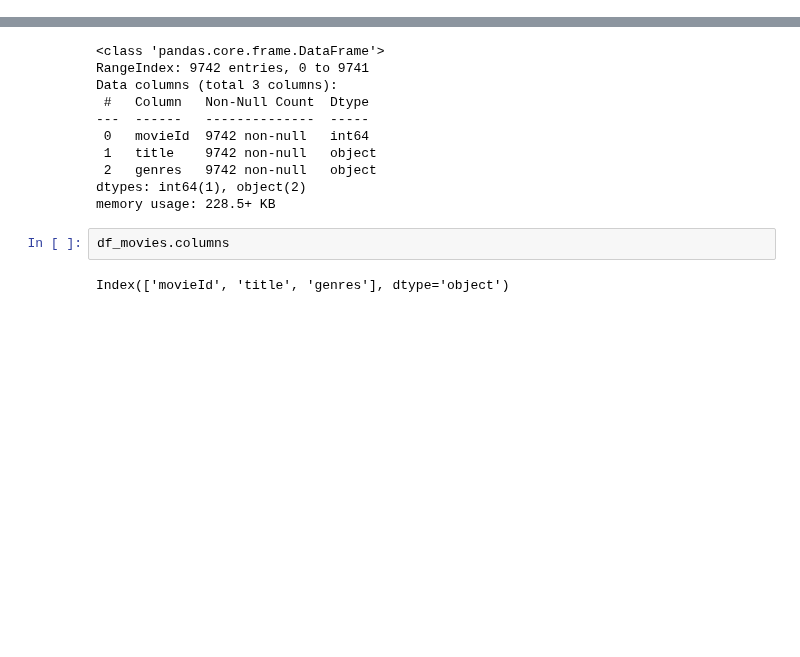
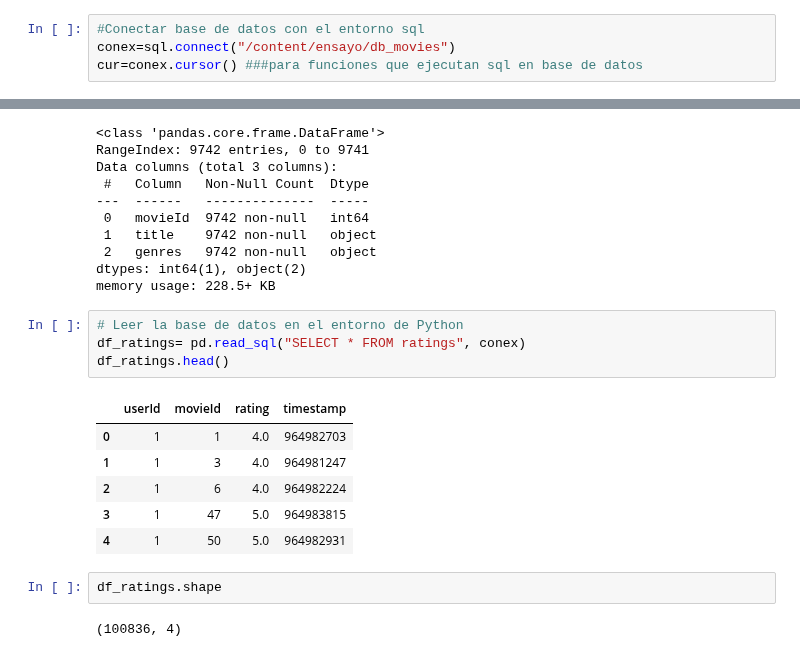
Before and after one commit to DanielMerkdo/ensayo, a Jupyter notebook: proyecto1_aa.ipynb, the cells around one changed output, grey strips where cells are left out. Cells and saved outputs as stored; diff of their text form; blank space fills up the shorter version.

Commit message:
Instalación del entorno Github

```diff
--- a/proyecto1_aa.ipynb
+++ b/proyecto1_aa.ipynb
@@ -31 +43,5 @@ con=sql.connect("/content/ensayo/db_movies")
+# %%
+#Conectar base de datos con el entorno sql
+conex=sql.connect("/content/ensayo/db_movies")
+cur=conex.cursor() ###para funciones que ejecutan sql en base de datos
 # %%
@@ -57,7 +124,18 @@ Data columns (total 3 columns):
  2   genres   9742 non-null   object
 dtypes: int64(1), object(2)
 memory usage: 228.5+ KB
-# %%
-df_movies.columns
-# %% [output]
-Index(['movieId', 'title', 'genres'], dtype='object')
+# %%
+# Leer la base de datos en el entorno de Python
+df_ratings= pd.read_sql("SELECT * FROM ratings", conex)
+df_ratings.head()
+# %% [output]
+|  | userId | movieId | rating | timestamp |
+| 0 | 1 | 1 | 4.0 | 964982703 |
+| 1 | 1 | 3 | 4.0 | 964981247 |
+| 2 | 1 | 6 | 4.0 | 964982224 |
+| 3 | 1 | 47 | 5.0 | 964983815 |
+| 4 | 1 | 50 | 5.0 | 964982931 |
+# %%
+df_ratings.shape
+# %% [output]
+(100836, 4)
```
Also changed, not shown: parts of 18 cells of this notebook.
